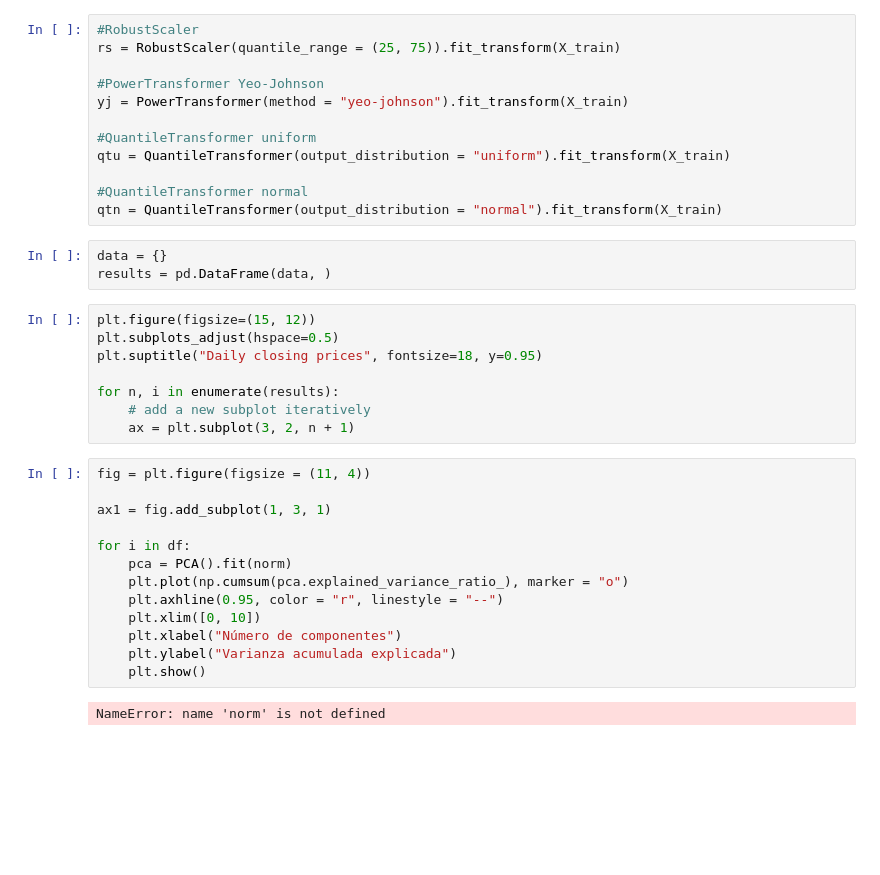
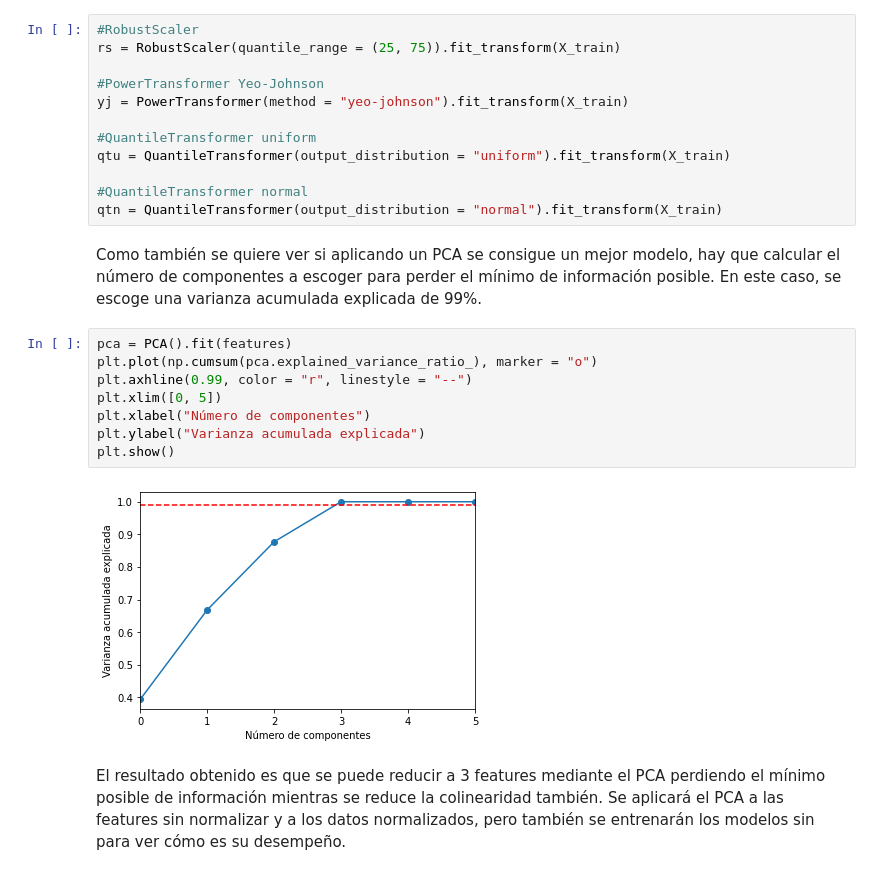
Before and after one commit to mimikyu8/Reto_Talent_Squad_Data_Science, a Jupyter notebook: main.ipynb, the cells around one changed output. Saved outputs shown, nothing was run; the diff lists cells and outputs as text; blank space fills up the shorter version.

```diff
--- a/main.ipynb
+++ b/main.ipynb
@@ -134,29 +138,17 @@ qtu = QuantileTransformer(output_distribution = "uniform").fit_transform(X_train
 
 #QuantileTransformer normal
 qtn = QuantileTransformer(output_distribution = "normal").fit_transform(X_train)
-# %%
-data = {}
-results = pd.DataFrame(data, )
-# %%
-plt.figure(figsize=(15, 12))
-plt.subplots_adjust(hspace=0.5)
-plt.suptitle("Daily closing prices", fontsize=18, y=0.95)
-
-for n, i in enumerate(results):
-    # add a new subplot iteratively
-    ax = plt.subplot(3, 2, n + 1)
+# %% [markdown]
+Como también se quiere ver si aplicando un PCA se consigue un mejor modelo, hay que calcular el número de componentes a escoger para perder el mínimo de información posible. En este caso, se escoge una varianza acumulada explicada de 99%.
 # %%
-fig = plt.figure(figsize = (11, 4))
-
-ax1 = fig.add_subplot(1, 3, 1)
-
-for i in df:
-    pca = PCA().fit(norm)
-    plt.plot(np.cumsum(pca.explained_variance_ratio_), marker = "o")
-    plt.axhline(0.95, color = "r", linestyle = "--")
-    plt.xlim([0, 10])
-    plt.xlabel("Número de componentes")
-    plt.ylabel("Varianza acumulada explicada")
-    plt.show()
+pca = PCA().fit(features)
+plt.plot(np.cumsum(pca.explained_variance_ratio_), marker = "o")
+plt.axhline(0.99, color = "r", linestyle = "--")
+plt.xlim([0, 5])
+plt.xlabel("Número de componentes")
+plt.ylabel("Varianza acumulada explicada")
+plt.show()
 # %% [output]
-NameError: name 'norm' is not defined
+[figure, added]
+# %% [markdown]
+El resultado obtenido es que se puede reducir a 3 features mediante el PCA perdiendo el mínimo posible de información mientras se reduce la colinearidad también. Se aplicará el PCA a las features sin normalizar y a los datos normalizados, pero también se entrenarán los modelos sin para ver cómo es su desempeño.
```
Also changed, not shown: parts of 5 cells of this notebook.
